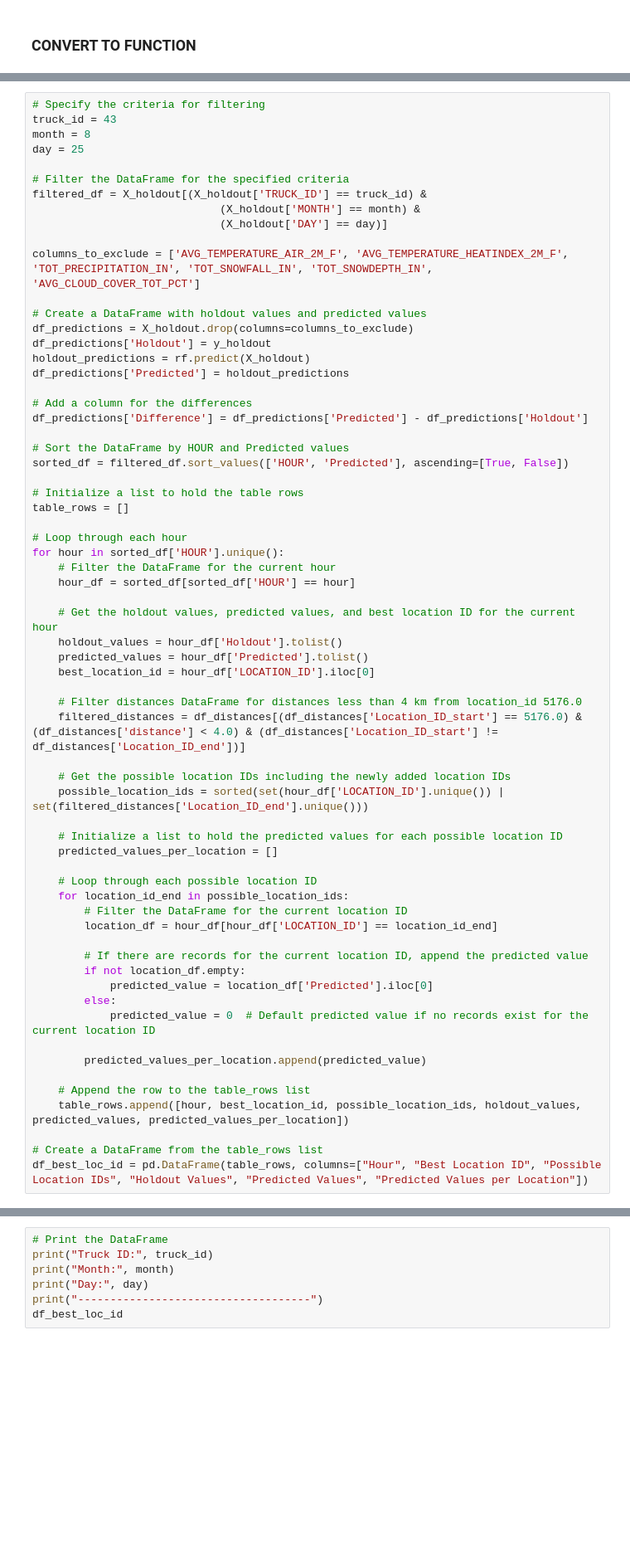
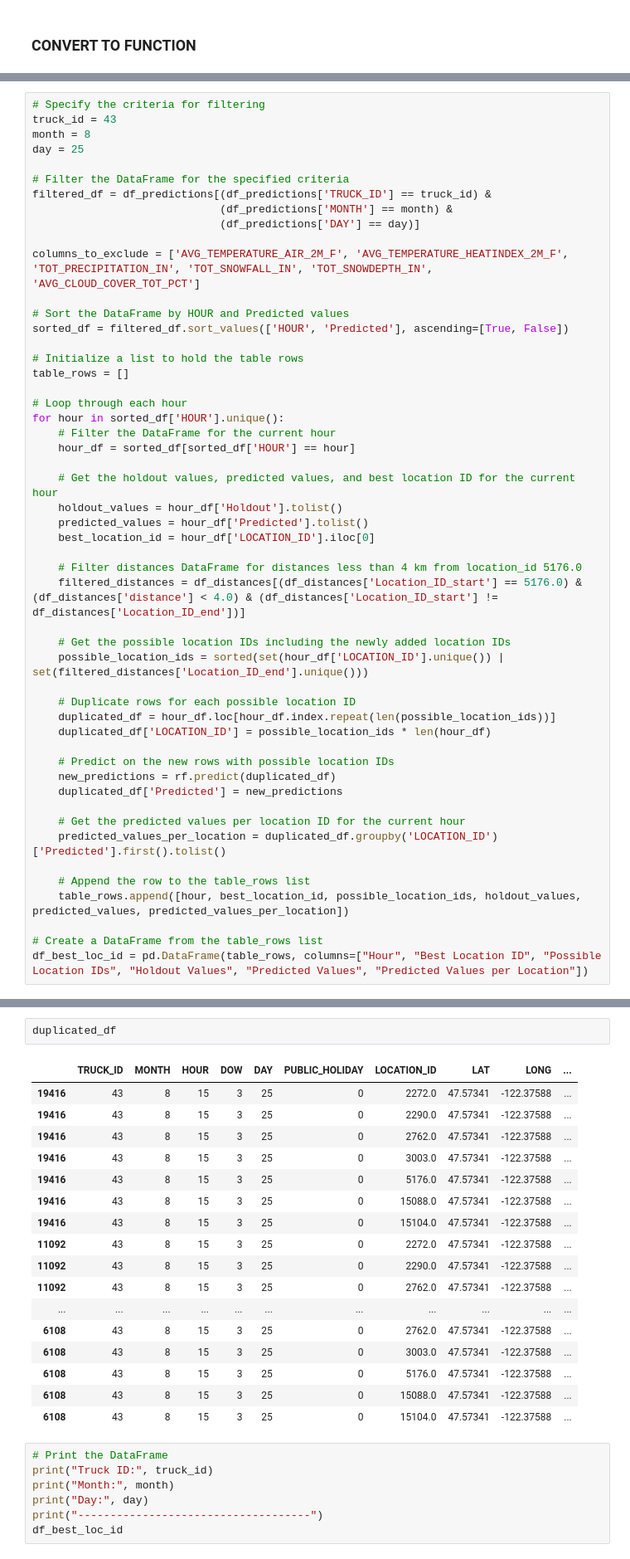
Before and after one commit to jkyxd/ICP_Group3, a Jupyter notebook: ICP Jupyter File.ipynb, the cells around one changed output, grey strips where cells are left out. Shown at 83% size. Cells and saved outputs as stored; diff of their text form; blank space fills up the shorter version.

Commit message:
Fixes for location id to make all possible loc_id

```diff
--- a/ICP Jupyter File.ipynb
+++ b/ICP Jupyter File.ipynb
@@ -1408,20 +1408,11 @@ month = 8
 day = 25
 
 # Filter the DataFrame for the specified criteria
-filtered_df = X_holdout[(X_holdout['TRUCK_ID'] == truck_id) &
-                             (X_holdout['MONTH'] == month) &
-                             (X_holdout['DAY'] == day)]
+filtered_df = df_predictions[(df_predictions['TRUCK_ID'] == truck_id) &
+                             (df_predictions['MONTH'] == month) &
+                             (df_predictions['DAY'] == day)]
 
 columns_to_exclude = ['AVG_TEMPERATURE_AIR_2M_F', 'AVG_TEMPERATURE_HEATINDEX_2M_F', 'TOT_PRECIPITATION_IN', 'TOT_SNOWFALL_IN', 'TOT_SNOWDEPTH_IN', 'AVG_CLOUD_COVER_TOT_PCT']
-
-# Create a DataFrame with holdout values and predicted values
-df_predictions = X_holdout.drop(columns=columns_to_exclude)
-df_predictions['Holdout'] = y_holdout
-holdout_predictions = rf.predict(X_holdout)
-df_predictions['Predicted'] = holdout_predictions
-
-# Add a column for the differences
-df_predictions['Difference'] = df_predictions['Predicted'] - df_predictions['Holdout']
 
 # Sort the DataFrame by HOUR and Predicted values
 sorted_df = filtered_df.sort_values(['HOUR', 'Predicted'], ascending=[True, False])
@@ -1445,21 +1436,16 @@ for hour in sorted_df['HOUR'].unique():
     # Get the possible location IDs including the newly added location IDs
     possible_location_ids = sorted(set(hour_df['LOCATION_ID'].unique()) | set(filtered_distances['Location_ID_end'].unique()))
 
-    # Initialize a list to hold the predicted values for each possible location ID
-    predicted_values_per_location = []
+    # Duplicate rows for each possible location ID
+    duplicated_df = hour_df.loc[hour_df.index.repeat(len(possible_location_ids))]
+    duplicated_df['LOCATION_ID'] = possible_location_ids * len(hour_df)
 
-    # Loop through each possible location ID
-    for location_id_end in possible_location_ids:
-        # Filter the DataFrame for the current location ID
-        location_df = hour_df[hour_df['LOCATION_ID'] == location_id_end]
+    # Predict on the new rows with possible location IDs
+    new_predictions = rf.predict(duplicated_df)
+    duplicated_df['Predicted'] = new_predictions
 
-        # If there are records for the current location ID, append the predicted value
-        if not location_df.empty:
-            predicted_value = location_df['Predicted'].iloc[0]
-        else:
-            predicted_value = 0  # Default predicted value if no records exist for the current location ID
-
-        predicted_values_per_location.append(predicted_value)
+    # Get the predicted values per location ID for the current hour
+    predicted_values_per_location = duplicated_df.groupby('LOCATION_ID')['Predicted'].first().tolist()
 
     # Append the row to the table_rows list
     table_rows.append([hour, best_location_id, possible_location_ids, holdout_values, predicted_values, predicted_values_per_location])
@@ -1469,3 +1470,23 @@ df_best_loc_id = pd.DataFrame(table_rows, columns=["Hour", "Best Location ID", "
+# %%
+duplicated_df
+# %% [output]
+|  | TRUCK_ID | MONTH | HOUR | DOW | DAY | PUBLIC_HOLIDAY | LOCATION_ID | LAT | LONG | ... |
+| 19416 | 43 | 8 | 15 | 3 | 25 | 0 | 2272.0 | 47.57341 | -122.37588 | ... |
+| 19416 | 43 | 8 | 15 | 3 | 25 | 0 | 2290.0 | 47.57341 | -122.37588 | ... |
+| 19416 | 43 | 8 | 15 | 3 | 25 | 0 | 2762.0 | 47.57341 | -122.37588 | ... |
+| 19416 | 43 | 8 | 15 | 3 | 25 | 0 | 3003.0 | 47.57341 | -122.37588 | ... |
+| 19416 | 43 | 8 | 15 | 3 | 25 | 0 | 5176.0 | 47.57341 | -122.37588 | ... |
+| 19416 | 43 | 8 | 15 | 3 | 25 | 0 | 15088.0 | 47.57341 | -122.37588 | ... |
+| 19416 | 43 | 8 | 15 | 3 | 25 | 0 | 15104.0 | 47.57341 | -122.37588 | ... |
+| 11092 | 43 | 8 | 15 | 3 | 25 | 0 | 2272.0 | 47.57341 | -122.37588 | ... |
+| 11092 | 43 | 8 | 15 | 3 | 25 | 0 | 2290.0 | 47.57341 | -122.37588 | ... |
+| 11092 | 43 | 8 | 15 | 3 | 25 | 0 | 2762.0 | 47.57341 | -122.37588 | ... |
+| ... | ... | ... | ... | ... | ... | ... | ... | ... | ... | ... |
+| 6108 | 43 | 8 | 15 | 3 | 25 | 0 | 2762.0 | 47.57341 | -122.37588 | ... |
+| 6108 | 43 | 8 | 15 | 3 | 25 | 0 | 3003.0 | 47.57341 | -122.37588 | ... |
+| 6108 | 43 | 8 | 15 | 3 | 25 | 0 | 5176.0 | 47.57341 | -122.37588 | ... |
+| 6108 | 43 | 8 | 15 | 3 | 25 | 0 | 15088.0 | 47.57341 | -122.37588 | ... |
+| 6108 | 43 | 8 | 15 | 3 | 25 | 0 | 15104.0 | 47.57341 | -122.37588 | ... |
 # %%
 # Print the DataFrame
 print("Truck ID:", truck_id)
```
Also changed, not shown: parts of 1 cell of this notebook.
